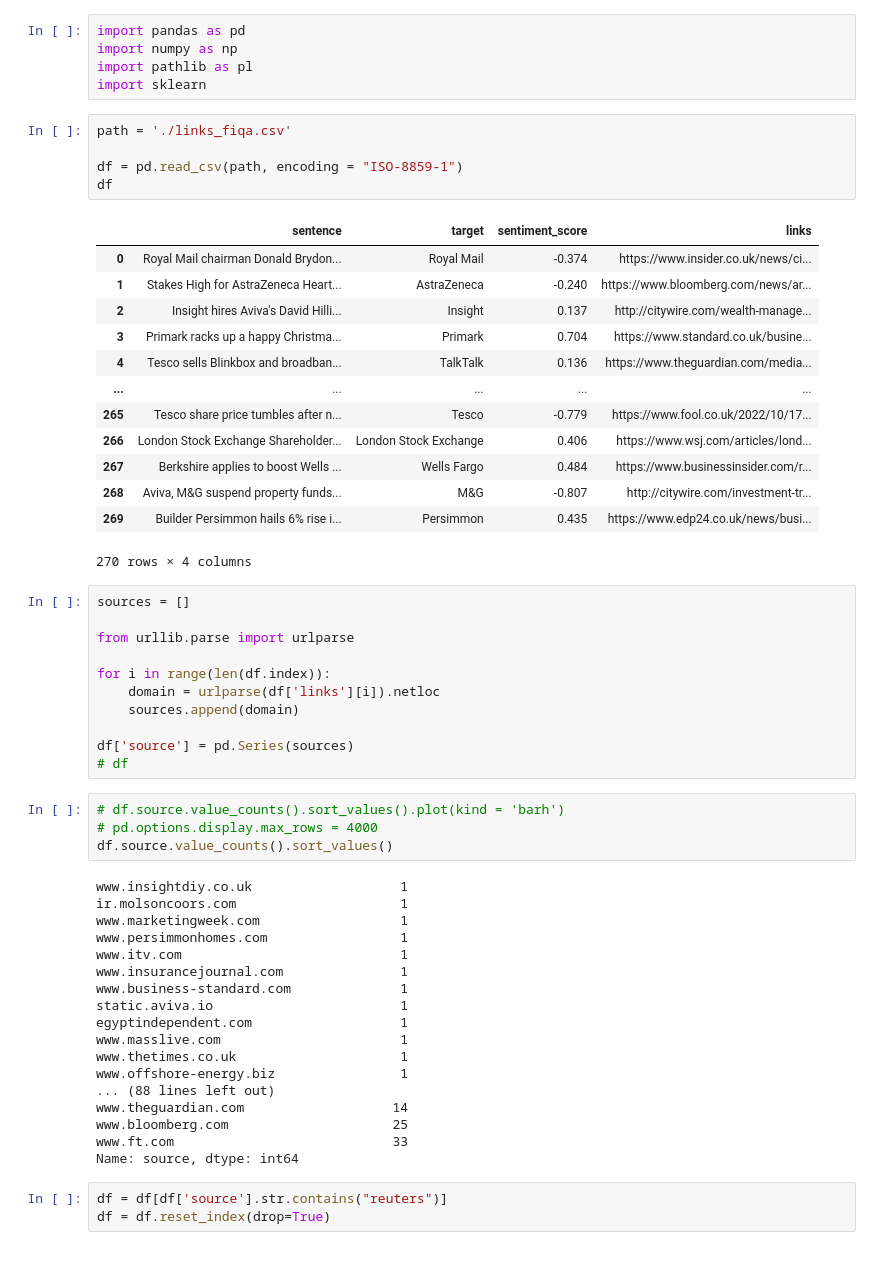
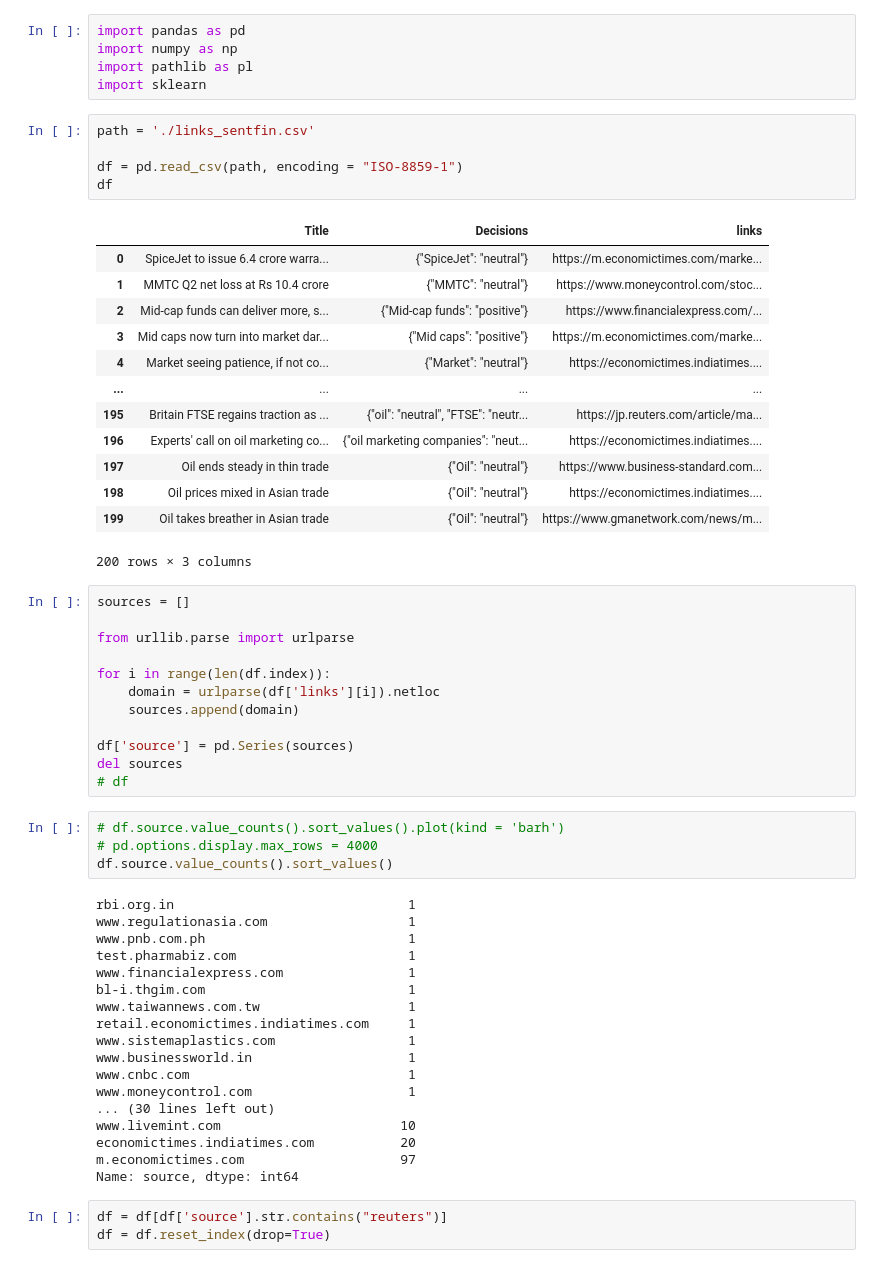
Before and after one commit to juanyodavid/capstone, a Jupyter notebook: dev/web_scrapper/web_scrapper.ipynb, the cells around one changed output. Saved outputs shown, nothing was run; the diff lists cells and outputs as text.

Commit message:
fiqa-extended-ds

```diff
--- a/dev/web_scrapper/web_scrapper.ipynb
+++ b/dev/web_scrapper/web_scrapper.ipynb
@@ -4,24 +4,24 @@ import numpy as np
 import pathlib as pl
 import sklearn
 # %%
-path = './links_fiqa.csv'
+path = './links_sentfin.csv'
 
 df = pd.read_csv(path, encoding = "ISO-8859-1")
 df
 # %% [output]
-|  | sentence | target | sentiment_score | links |
-| 0 | Royal Mail chairman Donald Brydon... | Royal Mail | -0.374 | https://www.insider.co.uk/news/ci... |
-| 1 | Stakes High for AstraZeneca Heart... | AstraZeneca | -0.240 | https://www.bloomberg.com/news/ar... |
-| 2 | Insight hires Aviva's David Hilli... | Insight | 0.137 | http://citywire.com/wealth-manage... |
-| 3 | Primark racks up a happy Christma... | Primark | 0.704 | https://www.standard.co.uk/busine... |
-| 4 | Tesco sells Blinkbox and broadban... | TalkTalk | 0.136 | https://www.theguardian.com/media... |
-| ... | ... | ... | ... | ... |
-| 265 | Tesco share price tumbles after n... | Tesco | -0.779 | https://www.fool.co.uk/2022/10/17... |
-| 266 | London Stock Exchange Shareholder... | London Stock Exchange | 0.406 | https://www.wsj.com/articles/lond... |
-| 267 | Berkshire applies to boost Wells ... | Wells Fargo | 0.484 | https://www.businessinsider.com/r... |
-| 268 | Aviva, M&G suspend property funds... | M&G | -0.807 | http://citywire.com/investment-tr... |
-| 269 | Builder Persimmon hails 6% rise i... | Persimmon | 0.435 | https://www.edp24.co.uk/news/busi... |
+|  | Title | Decisions | links |
+| 0 | SpiceJet to issue 6.4 crore warra... | {"SpiceJet": "neutral"} | https://m.economictimes.com/marke... |
+| 1 | MMTC Q2 net loss at Rs 10.4 crore | {"MMTC": "neutral"} | https://www.moneycontrol.com/stoc... |
+| 2 | Mid-cap funds can deliver more, s... | {"Mid-cap funds": "positive"} | https://www.financialexpress.com/... |
+| 3 | Mid caps now turn into market dar... | {"Mid caps": "positive"} | https://m.economictimes.com/marke... |
+| 4 | Market seeing patience, if not co... | {"Market": "neutral"} | https://economictimes.indiatimes.... |
+| ... | ... | ... | ... |
+| 195 | Britain FTSE regains traction as ... | {"oil": "neutral", "FTSE": "neutr... | https://jp.reuters.com/article/ma... |
+| 196 | Experts' call on oil marketing co... | {"oil marketing companies": "neut... | https://economictimes.indiatimes.... |
+| 197 | Oil ends steady in thin trade | {"Oil": "neutral"} | https://www.business-standard.com... |
+| 198 | Oil prices mixed in Asian trade | {"Oil": "neutral"} | https://economictimes.indiatimes.... |
+| 199 | Oil takes breather in Asian trade | {"Oil": "neutral"} | https://www.gmanetwork.com/news/m... |
-270 rows × 4 columns
+200 rows × 3 columns
 # %%
 sources = []
 
@@ -32,28 +32,29 @@ for i in range(len(df.index)):
     sources.append(domain)
 
 df['source'] = pd.Series(sources)
+del sources
 # df
 # %%
 # df.source.value_counts().sort_values().plot(kind = 'barh')
 # pd.options.display.max_rows = 4000
 df.source.value_counts().sort_values()
 # %% [output]
-www.insightdiy.co.uk                   1
-ir.molsoncoors.com                     1
-www.marketingweek.com                  1
-www.persimmonhomes.com                 1
-www.itv.com                            1
-www.insurancejournal.com               1
-www.business-standard.com              1
-static.aviva.io                        1
-egyptindependent.com                   1
-www.masslive.com                       1
-www.thetimes.co.uk                     1
-www.offshore-energy.biz                1
-... (88 lines left out)
-www.theguardian.com                   14
-www.bloomberg.com                     25
-www.ft.com                            33
+rbi.org.in                              1
+www.regulationasia.com                  1
+www.pnb.com.ph                          1
+test.pharmabiz.com                      1
+www.financialexpress.com                1
+bl-i.thgim.com                          1
+www.taiwannews.com.tw                   1
+retail.economictimes.indiatimes.com     1
+www.sistemaplastics.com                 1
+www.businessworld.in                    1
+www.cnbc.com                            1
+www.moneycontrol.com                    1
+... (30 lines left out)
+www.livemint.com                       10
+economictimes.indiatimes.com           20
+m.economictimes.com                    97
 Name: source, dtype: int64
 # %%
 df = df[df['source'].str.contains("reuters")]
```
Also changed, not shown: parts of 2 cells of this notebook, 5 other files.
